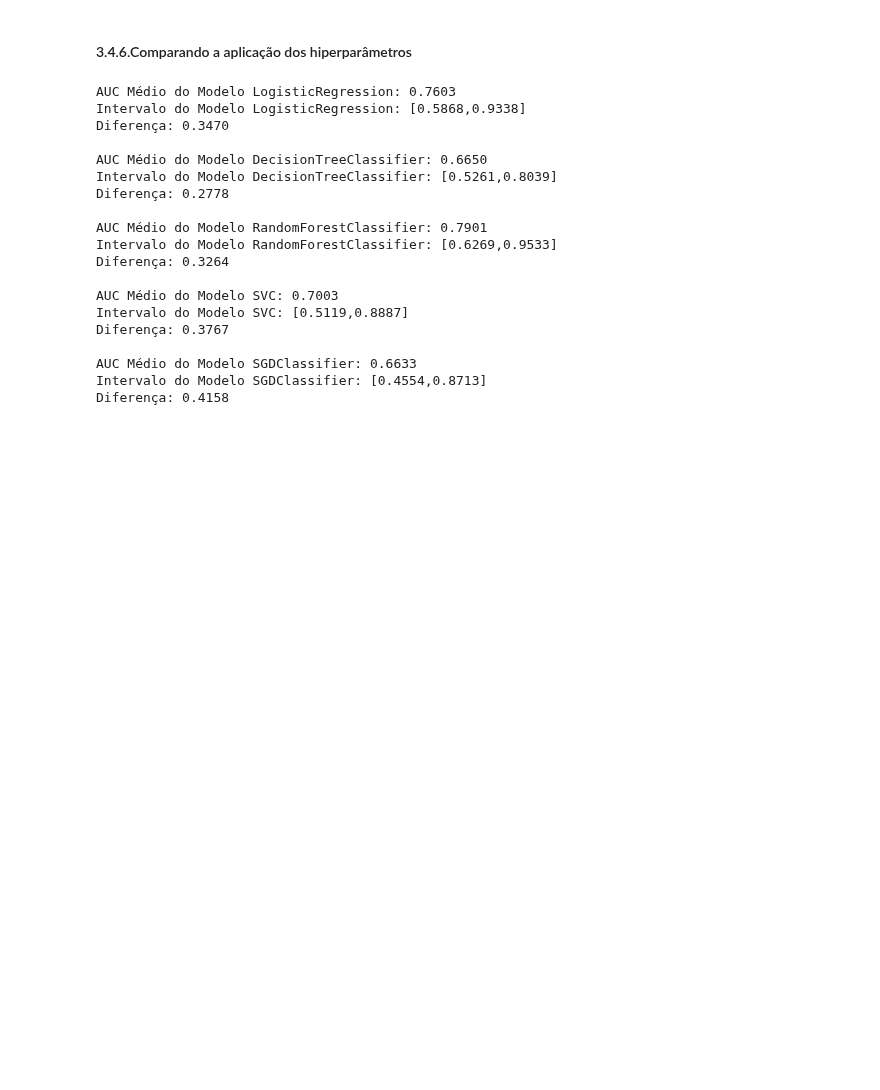
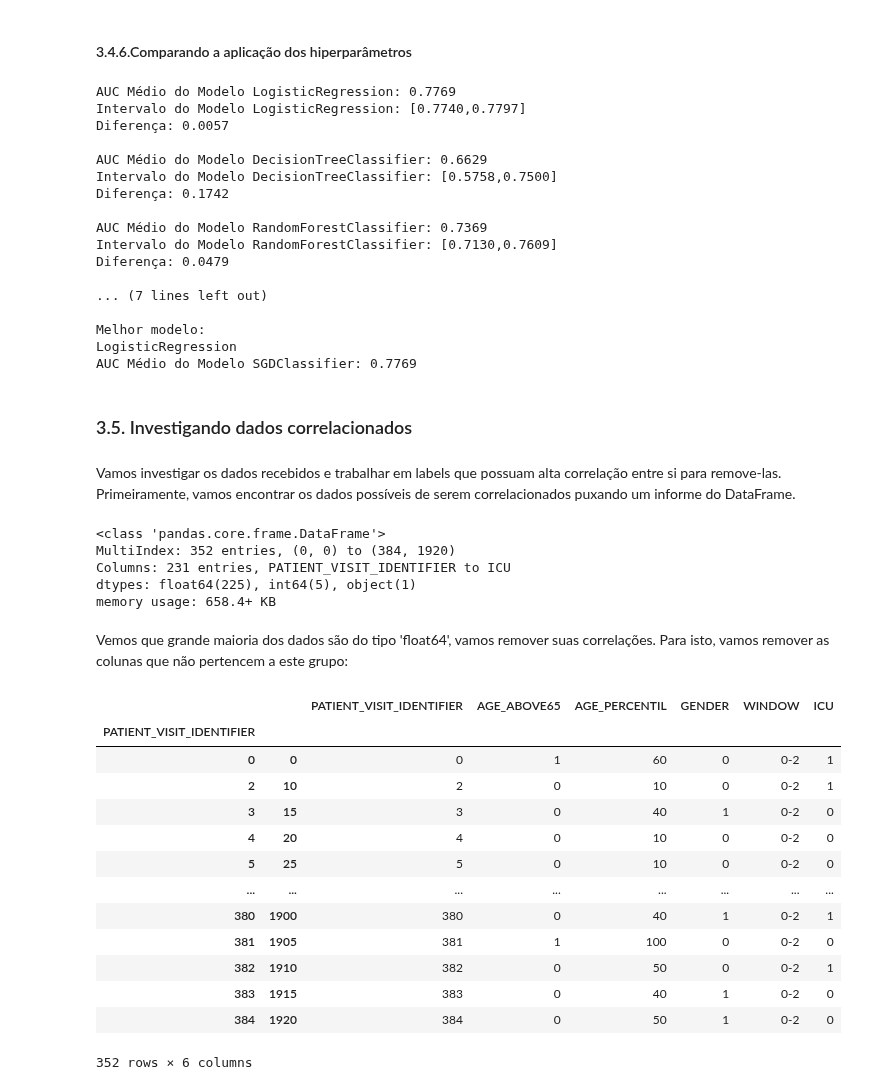
Before and after one commit to VitorFRodrigues/Data-Science-Bootcamp, a Jupyter notebook: Proj05_final/Notebook/Bootcamp_Proj_05.ipynb, the cells around one changed output. Saved outputs shown, nothing was run; the diff lists cells and outputs as text; code cells hidden in the pictures; blank space fills up the shorter version.

```diff
--- a/Proj05_final/Notebook/Bootcamp_Proj_05.ipynb
+++ b/Proj05_final/Notebook/Bootcamp_Proj_05.ipynb
@@ -892,29 +903,58 @@ SGDClassifier(loss='squared_hinge', max_iter=4000, penalty='l1')
 # %% [markdown]
 #### 3.4.6.Comparando a aplicação dos hiperparâmetros
 # %%
-roda_cv_modelo([modelo_LogReg_tuned,
+modelo_vencedor = roda_cv_modelo([modelo_LogReg_tuned,
                 modelo_DecTree_tuned,
                 modelo_RFC_tuned,
                 modelo_SVC_tuned,
                 modelo_SGD_tuned
-                ], dados_limpos, 10, 10)
+                ], dados_limpos, 2, 1)
 # %% [output]
-AUC Médio do Modelo LogisticRegression: 0.7603
-Intervalo do Modelo LogisticRegression: [0.5868,0.9338]
-Diferença: 0.3470
+AUC Médio do Modelo LogisticRegression: 0.7769
+Intervalo do Modelo LogisticRegression: [0.7740,0.7797]
+Diferença: 0.0057
 
-AUC Médio do Modelo DecisionTreeClassifier: 0.6650
-Intervalo do Modelo DecisionTreeClassifier: [0.5261,0.8039]
-Diferença: 0.2778
+AUC Médio do Modelo DecisionTreeClassifier: 0.6629
+Intervalo do Modelo DecisionTreeClassifier: [0.5758,0.7500]
+Diferença: 0.1742
 
-AUC Médio do Modelo RandomForestClassifier: 0.7901
-Intervalo do Modelo RandomForestClassifier: [0.6269,0.9533]
-Diferença: 0.3264
+AUC Médio do Modelo RandomForestClassifier: 0.7369
+Intervalo do Modelo RandomForestClassifier: [0.7130,0.7609]
+Diferença: 0.0479
 
-AUC Médio do Modelo SVC: 0.7003
-Intervalo do Modelo SVC: [0.5119,0.8887]
-Diferença: 0.3767
+... (7 lines left out)
 
-AUC Médio do Modelo SGDClassifier: 0.6633
-Intervalo do Modelo SGDClassifier: [0.4554,0.8713]
-Diferença: 0.4158
+Melhor modelo:
+LogisticRegression
+AUC Médio do Modelo SGDClassifier: 0.7769
+# %% [markdown]
+### 3.5. Investigando dados correlacionados
+# %% [markdown]
+Vamos investigar os dados recebidos e trabalhar em labels que possuam alta correlação entre si para remove-las. Primeiramente, vamos encontrar os dados possíveis de serem correlacionados puxando um informe do DataFrame.
+# %%
+dados_limpos.info()
+# %% [output]
+<class 'pandas.core.frame.DataFrame'>
+MultiIndex: 352 entries, (0, 0) to (384, 1920)
+Columns: 231 entries, PATIENT_VISIT_IDENTIFIER to ICU
+dtypes: float64(225), int64(5), object(1)
+memory usage: 658.4+ KB
+# %% [markdown]
+Vemos que grande maioria dos dados são do tipo 'float64', vamos remover suas correlações. Para isto, vamos remover as colunas que não pertencem a este grupo:
+# %%
+dados_limpos.select_dtypes(exclude='float64')
+# %% [output]
+|  |  | PATIENT_VISIT_IDENTIFIER | AGE_ABOVE65 | AGE_PERCENTIL | GENDER | WINDOW | ICU |
+| PATIENT_VISIT_IDENTIFIER |  |  |  |  |  |  |  |
+| 0 | 0 | 0 | 1 | 60 | 0 | 0-2 | 1 |
+| 2 | 10 | 2 | 0 | 10 | 0 | 0-2 | 1 |
+| 3 | 15 | 3 | 0 | 40 | 1 | 0-2 | 0 |
+| 4 | 20 | 4 | 0 | 10 | 0 | 0-2 | 0 |
+| 5 | 25 | 5 | 0 | 10 | 0 | 0-2 | 0 |
+| ... | ... | ... | ... | ... | ... | ... | ... |
+| 380 | 1900 | 380 | 0 | 40 | 1 | 0-2 | 1 |
+| 381 | 1905 | 381 | 1 | 100 | 0 | 0-2 | 0 |
+| 382 | 1910 | 382 | 0 | 50 | 0 | 0-2 | 1 |
+| 383 | 1915 | 383 | 0 | 40 | 1 | 0-2 | 0 |
+| 384 | 1920 | 384 | 0 | 50 | 1 | 0-2 | 0 |
+352 rows × 6 columns
```
Also changed, not shown: parts of 30 cells of this notebook.
